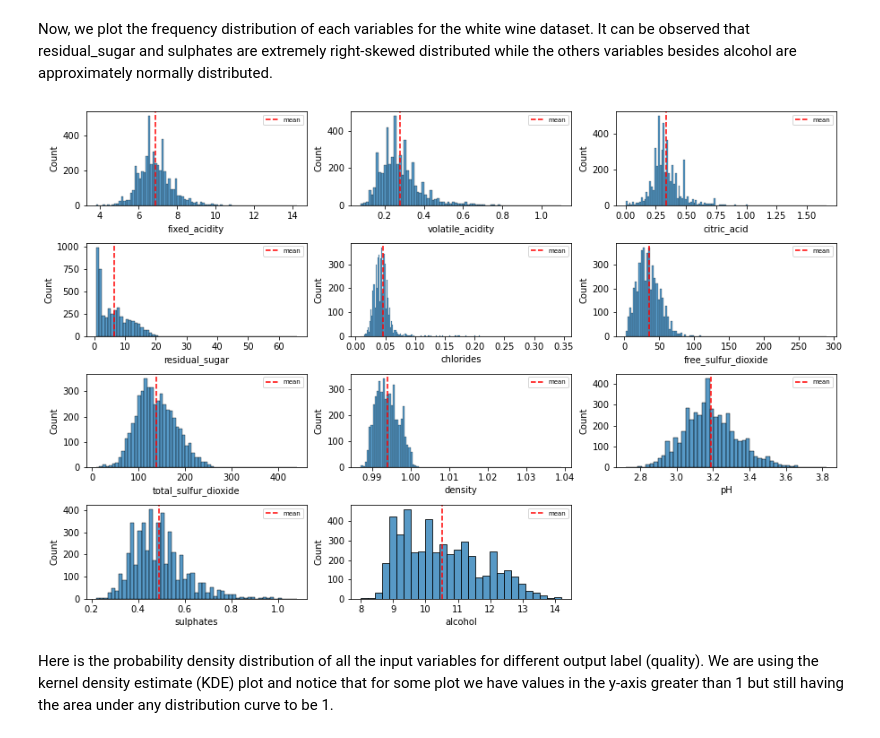
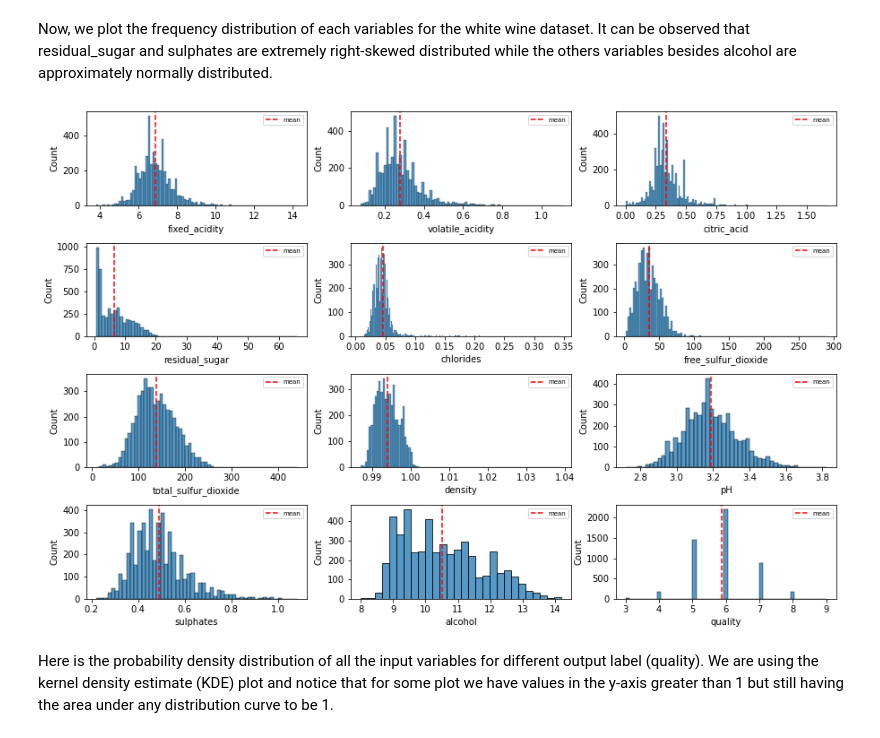
Before and after one commit to COGS118A/Group009-Wi23, a Jupyter notebook: FinalProjectGroup009-Wi23.ipynb, the cells around one changed output. Cells and saved outputs as stored; diff of their text form; code cells hidden in the pictures.

```diff
--- a/FinalProjectGroup009-Wi23.ipynb
+++ b/FinalProjectGroup009-Wi23.ipynb
@@ -117,3 +132,10 @@ white_wine_data.sample(n=5)
 ### Exploratory Data Analysis
 
 We first show the statisctics about the red wine data and the white wine data. Notice for the red wine data, the highest quality score is 8 and the lowest is 3, for the white wine data, Notice the highest quality score is 9 and the lowest is 3. For this checkpoint, we only analyze the white wine data which can be reduced to 7 classes (score 3 to 8).
+# %%
+# red wine
+for i in range(len(red_wine_data.columns)):
+    red_wine_data[red_wine_data.columns[i]] = pd.to_numeric(red_wine_data[red_wine_data.columns[i]])
+    if i == len(red_wine_data.columns)-1:
+        red_wine_data[red_wine_data.columns[i]].astype(int)
+red_wine_data.describe()
@@ -139,17 +171,17 @@ Now, we plot the frequency distribution of each variables for the white wine dat
 # %%
 fig, ax = plt.subplots(4, 3, figsize=(15,10))
 for i in range(4):
     for j in range(3):
-        if 3*i+j == 11:
-            break
+        #if 3*i+j == 11:
+            #break
         col = white_wine_data.columns[3*i+j]
         sns.histplot(white_wine_data[col], ax=ax[i,j])
         ax[i,j].axvline(x=(white_wine_data[col]).mean(), color='red', ls='--', label='mean')
         ax[i,j].legend(fontsize=7)
-ax[3,2].remove()
+#ax[3,2].remove()
 plt.subplots_adjust(wspace=0.2, hspace=0.4)
 # %% [output]
-[figure, old version]
+[figure, new version]
 # %% [markdown]
 Here is the probability density distribution of all the input variables for different output label (quality). We are using the kernel density estimate (KDE) plot and notice that for some plot we have values in the y-axis greater than 1 but still having the area under any distribution curve to be 1.
 # %%
```
Also changed, not shown: parts of 41 cells of this notebook.
